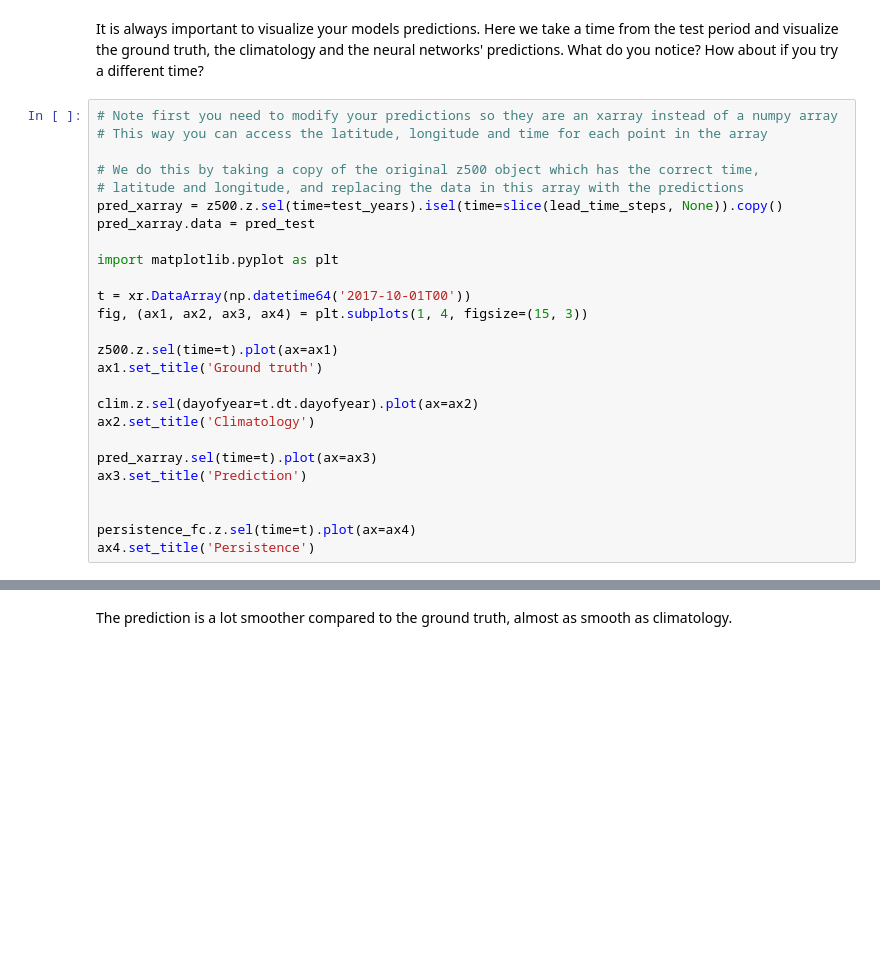
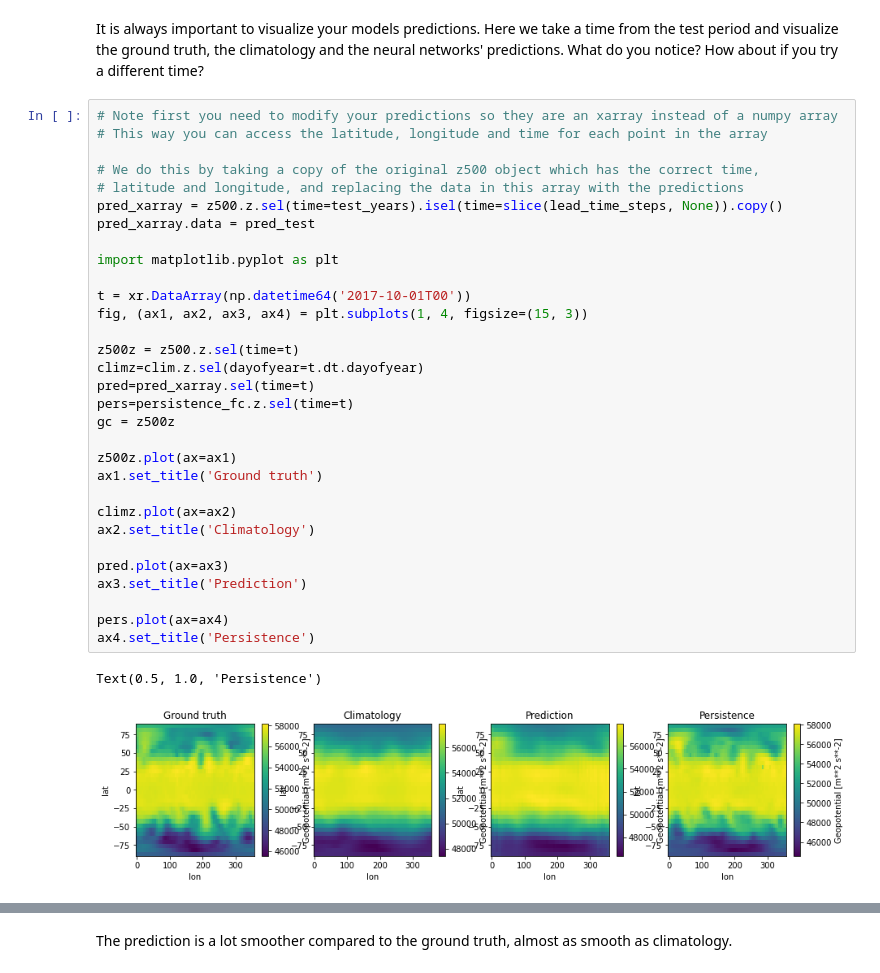
Before and after one commit to christianhidber/weatherbench, a Jupyter notebook: tier_1/weatherbench.ipynb, the cells around one changed output, grey strips where cells are left out. Cells and saved outputs as stored; diff of their text form; blank space fills up the shorter version.

```diff
--- a/tier_1/weatherbench.ipynb
+++ b/tier_1/weatherbench.ipynb
@@ -209,26 +345,34 @@ It is always important to visualize your models predictions. Here we take a time
 # %%
 # Note first you need to modify your predictions so they are an xarray instead of a numpy array
 # This way you can access the latitude, longitude and time for each point in the array
 
 # We do this by taking a copy of the original z500 object which has the correct time,
 # latitude and longitude, and replacing the data in this array with the predictions
 pred_xarray = z500.z.sel(time=test_years).isel(time=slice(lead_time_steps, None)).copy()
 pred_xarray.data = pred_test
 
 import matplotlib.pyplot as plt
 
 t = xr.DataArray(np.datetime64('2017-10-01T00'))
 fig, (ax1, ax2, ax3, ax4) = plt.subplots(1, 4, figsize=(15, 3))
 
-z500.z.sel(time=t).plot(ax=ax1)
+z500z = z500.z.sel(time=t)
+climz=clim.z.sel(dayofyear=t.dt.dayofyear)
+pred=pred_xarray.sel(time=t)
+pers=persistence_fc.z.sel(time=t)
+gc = z500z
+
+z500z.plot(ax=ax1)
 ax1.set_title('Ground truth')
 
-clim.z.sel(dayofyear=t.dt.dayofyear).plot(ax=ax2)
+climz.plot(ax=ax2)
 ax2.set_title('Climatology')
 
-pred_xarray.sel(time=t).plot(ax=ax3)
+pred.plot(ax=ax3)
 ax3.set_title('Prediction')
 
-
-persistence_fc.z.sel(time=t).plot(ax=ax4)
+pers.plot(ax=ax4)
 ax4.set_title('Persistence')
+# %% [output]
+Text(0.5, 1.0, 'Persistence')
+[figure, added]
```
Also changed, not shown: parts of 13 cells of this notebook.
